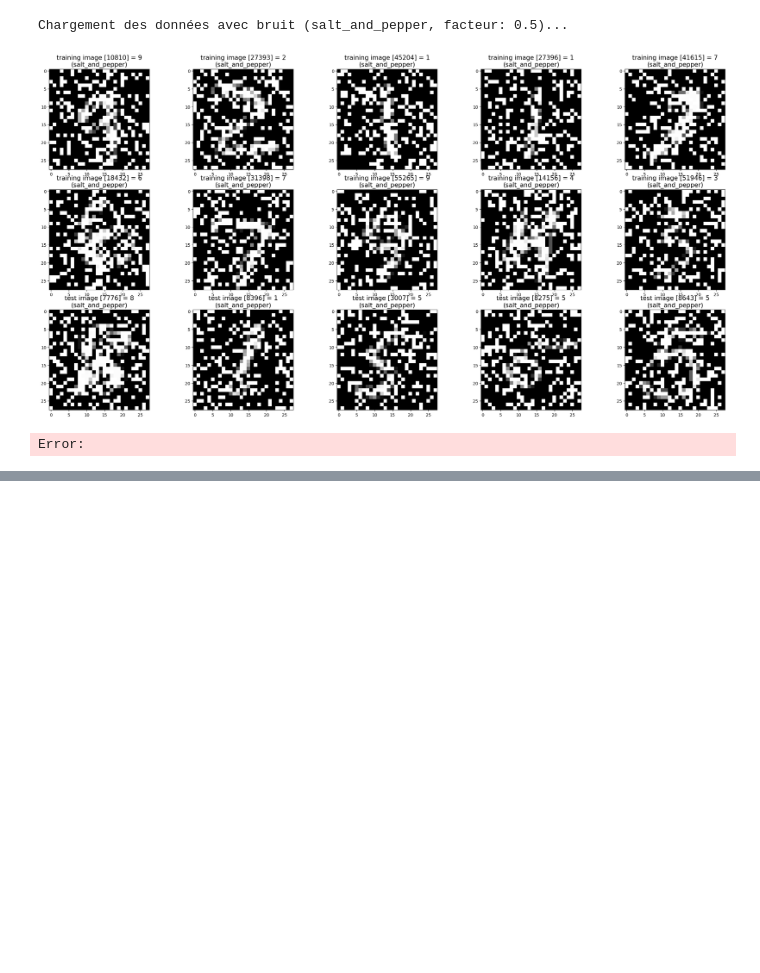
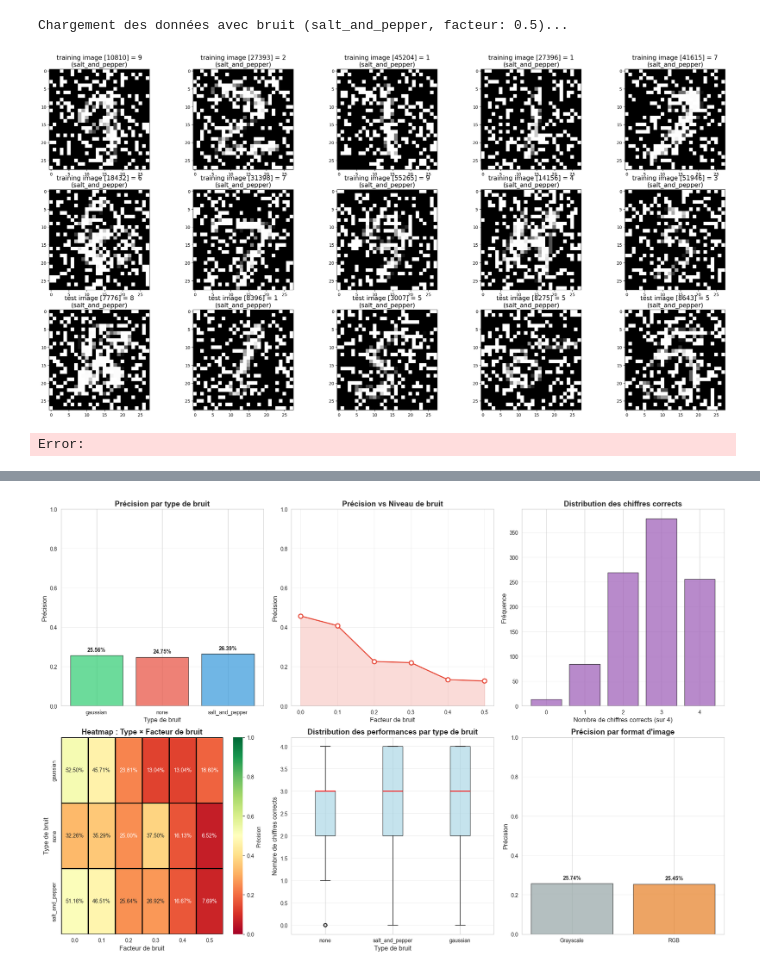
Before and after one commit to Themlaw/Python-Data-2A-ENSAE, a Jupyter notebook: src/main.ipynb, the cells around one changed output, grey strips where cells are left out. Cells and saved outputs as stored; diff of their text form; code cells hidden in the pictures; blank space fills up the shorter version.

```diff
--- a/src/main.ipynb
+++ b/src/main.ipynb
@@ -42,0 +323,82 @@ Error:
+# %%
+### 4. Visualisations pour l'analyse descriptive
+
+fig, axes = plt.subplots(2, 3, figsize=(18, 12))
+
+# 1. Distribution de la précision par type de bruit
+ax1 = axes[0, 0]
+accuracy_by_type = df.groupby('noise_type')['correct'].mean()
+colors = ['#2ecc71', '#e74c3c', '#3498db']
+ax1.bar(accuracy_by_type.index, accuracy_by_type.values, color=colors, alpha=0.7, edgecolor='black')
+ax1.set_ylabel('Précision', fontsize=12)
+ax1.set_xlabel('Type de bruit', fontsize=12)
+ax1.set_title('Précision par type de bruit', fontsize=14, fontweight='bold')
+ax1.set_ylim([0, 1])
+ax1.grid(axis='y', alpha=0.3)
+for i, v in enumerate(accuracy_by_type.values):
+    ax1.text(i, v + 0.02, f'{v:.2%}', ha='center', fontweight='bold')
+
+# 2. Précision en fonction du niveau de bruit
+ax2 = axes[0, 1]
+accuracy_by_factor = df.groupby('noise_factor')['correct'].mean()
+ax2.plot(accuracy_by_factor.index, accuracy_by_factor.values, marker='o', linewidth=2,
+         markersize=8, color='#e74c3c', markerfacecolor='white', markeredgewidth=2)
+ax2.set_ylabel('Précision', fontsize=12)
+ax2.set_xlabel('Facteur de bruit', fontsize=12)
+ax2.set_title('Précision vs Niveau de bruit', fontsize=14, fontweight='bold')
+ax2.set_ylim([0, 1])
+ax2.grid(alpha=0.3)
+ax2.fill_between(accuracy_by_factor.index, accuracy_by_factor.values, alpha=0.2, color='#e74c3c')
+
+# 3. Distribution du nombre de chiffres corrects
+ax3 = axes[0, 2]
+digit_counts = df['n_correct_digits'].value_counts().sort_index()
+ax3.bar(digit_counts.index, digit_counts.values, color='#9b59b6', alpha=0.7, edgecolor='black')
+ax3.set_ylabel('Fréquence', fontsize=12)
+ax3.set_xlabel('Nombre de chiffres corrects (sur 4)', fontsize=12)
+ax3.set_title('Distribution des chiffres corrects', fontsize=14, fontweight='bold')
+ax3.grid(axis='y', alpha=0.3)
+
+# 4. Heatmap de précision (type × facteur)
+ax4 = axes[1, 0]
+df_noisy = df[df['noise'] == 1]
+pivot_heatmap = df_noisy.pivot_table(values='correct', index='noise_type',
+                                      columns='noise_factor', aggfunc='mean')
+sns.heatmap(pivot_heatmap, annot=True, fmt='.2%', cmap='RdYlGn', cbar_kws={'label': 'Précision'},
+            ax=ax4, vmin=0, vmax=1, linewidths=1, linecolor='black')
+ax4.set_title('Heatmap : Type × Facteur de bruit', fontsize=14, fontweight='bold')
+ax4.set_xlabel('Facteur de bruit', fontsize=12)
+ax4.set_ylabel('Type de bruit', fontsize=12)
+
+# 5. Boxplot de la précision par type de bruit
+ax5 = axes[1, 1]
+noise_types = df['noise_type'].unique()
+data_boxplot = [df[df['noise_type'] == nt]['n_correct_digits'].values for nt in noise_types]
+bp = ax5.boxplot(data_boxplot, labels=noise_types, patch_artist=True,
+                 boxprops=dict(facecolor='lightblue', alpha=0.7),
+                 medianprops=dict(color='red', linewidth=2))
+ax5.set_ylabel('Nombre de chiffres corrects', fontsize=12)
+ax5.set_xlabel('Type de bruit', fontsize=12)
+ax5.set_title('Distribution des performances par type de bruit', fontsize=14, fontweight='bold')
+ax5.grid(axis='y', alpha=0.3)
+
+# 6. Comparaison Grayscale vs RGB
+ax6 = axes[1, 2]
+format_labels = ['Grayscale', 'RGB']
+format_values = [df[df['image_format'] == 0]['correct'].mean(),
+                 df[df['image_format'] == 1]['correct'].mean()]
+colors_format = ['#95a5a6', '#e67e22']
+bars = ax6.bar(format_labels, format_values, color=colors_format, alpha=0.7, edgecolor='black')
+ax6.set_ylabel('Précision', fontsize=12)
+ax6.set_title('Précision par format d\'image', fontsize=14, fontweight='bold')
+ax6.set_ylim([0, 1])
+ax6.grid(axis='y', alpha=0.3)
+for i, v in enumerate(format_values):
+    ax6.text(i, v + 0.02, f'{v:.2%}', ha='center', fontweight='bold')
+
+plt.tight_layout()
+plt.show()
+
+print("Visualisations générées avec succès !")
+# %% [output]
+[figure, added]
```
Also changed, not shown: parts of 10 cells of this notebook, 4 other files.
